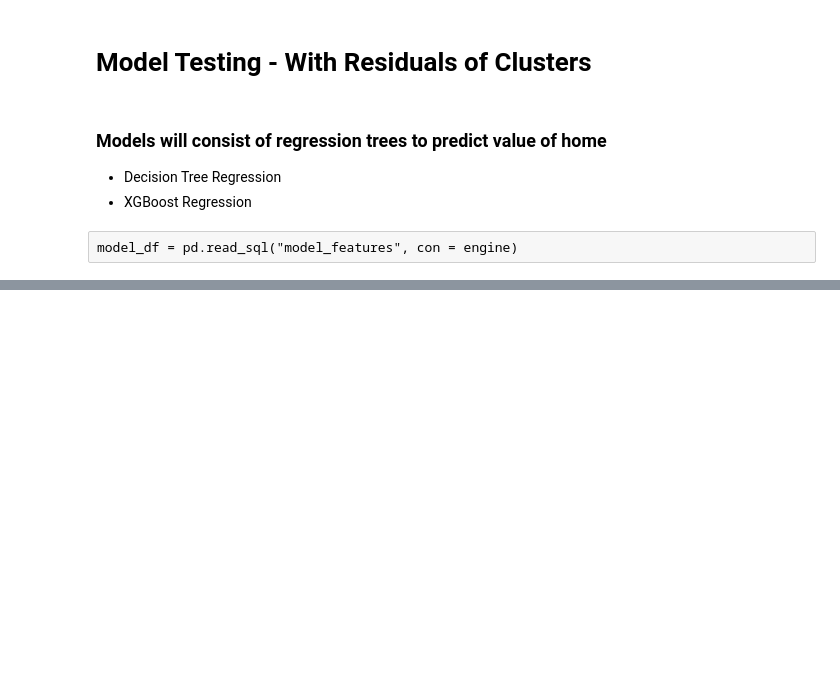
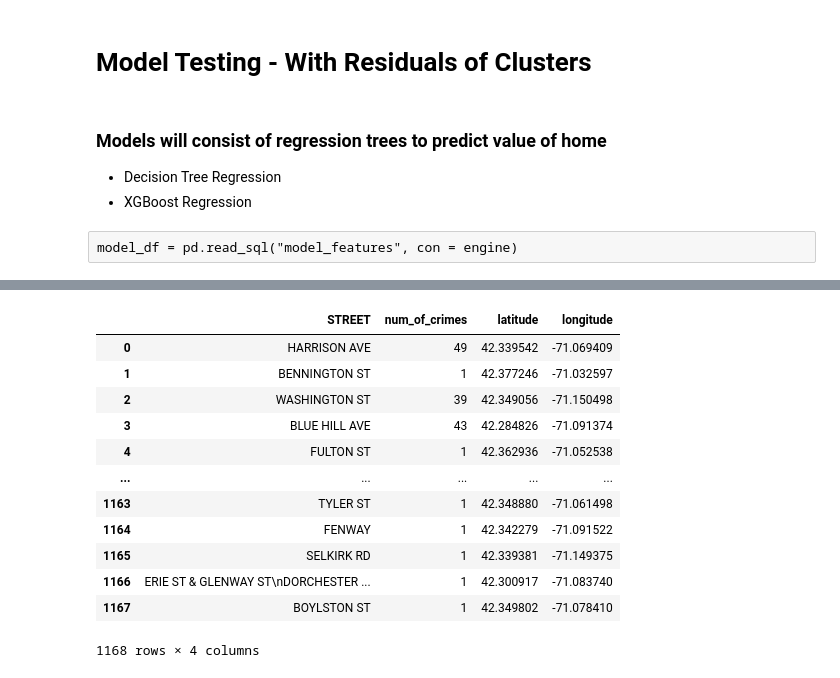
Before and after one commit to tylerwalkerbrown/ML-Real-Estate-App, a Jupyter notebook: EDA_Model_Evaluation.ipynb, the cells around one changed output, grey strips where cells are left out. Saved outputs shown, nothing was run; the diff lists cells and outputs as text; code cells hidden in the pictures; blank space fills up the shorter version.

```diff
--- a/EDA_Model_Evaluation.ipynb
+++ b/EDA_Model_Evaluation.ipynb
@@ -40,0 +10,31 @@ historical.to_sql('test_data', con = engine, if_exists = 'append', chunksize = l
+# %%
+import requests
+import pandas as pd
+
+# API key personal information
+link = pd.read_csv("Book2.csv")['Key Numbers'][2]
+api_key = pd.read_csv("Book2.csv")['Key Numbers'][1]
+host = pd.read_csv("Book2.csv")['Key Numbers'][0]
+
+#Search String
+pd.set_option('display.max_columns', None)
+city = 'Boston'
+state = 'MA'
+search_str = city + ', ' +state
+print('Search string:', search_str)
+
+#####################
+#API recently sold
+#####################
+url = link
+
+querystring = {"location":search_str ,"status":"recentlySold","doz":"12m"}
+
+headers = {
+	"X-RapidAPI-Key":api_key,
+	"X-RapidAPI-Host": host
+}
+
+response1 = requests.request("GET", url, headers=headers, params=querystring)
+json1 = response1.json()
+historical = pd.json_normalize(data=json1['props'])
@@ -243,0 +340,5 @@ plt.show()
+# %%
+#Data collected from .gov crime data for boston year 2022
+crimes = """SELECT STREET, count(STREET) as num_of_crimes, Lat as latitude, `Long` as longitude FROM crime_data.boston_crime_2022
+GROUP BY STREET,Lat, `Long`"""
+crimes = pd.read_sql(crimes, con = engine)
@@ -243,0 +367,16 @@ plt.show()
+# %%
+crimes
+# %% [output]
+|  | STREET | num_of_crimes | latitude | longitude |
+| 0 | HARRISON AVE | 49 | 42.339542 | -71.069409 |
+| 1 | BENNINGTON ST | 1 | 42.377246 | -71.032597 |
+| 2 | WASHINGTON ST | 39 | 42.349056 | -71.150498 |
+| 3 | BLUE HILL AVE | 43 | 42.284826 | -71.091374 |
+| 4 | FULTON ST | 1 | 42.362936 | -71.052538 |
+| ... | ... | ... | ... | ... |
+| 1163 | TYLER ST | 1 | 42.348880 | -71.061498 |
+| 1164 | FENWAY | 1 | 42.342279 | -71.091522 |
+| 1165 | SELKIRK RD | 1 | 42.339381 | -71.149375 |
+| 1166 | ERIE ST & GLENWAY ST\nDORCHESTER ... | 1 | 42.300917 | -71.083740 |
+| 1167 | BOYLSTON ST | 1 | 42.349802 | -71.078410 |
+1168 rows × 4 columns
```
Also changed, not shown: parts of 22 cells of this notebook, 6 other files.
